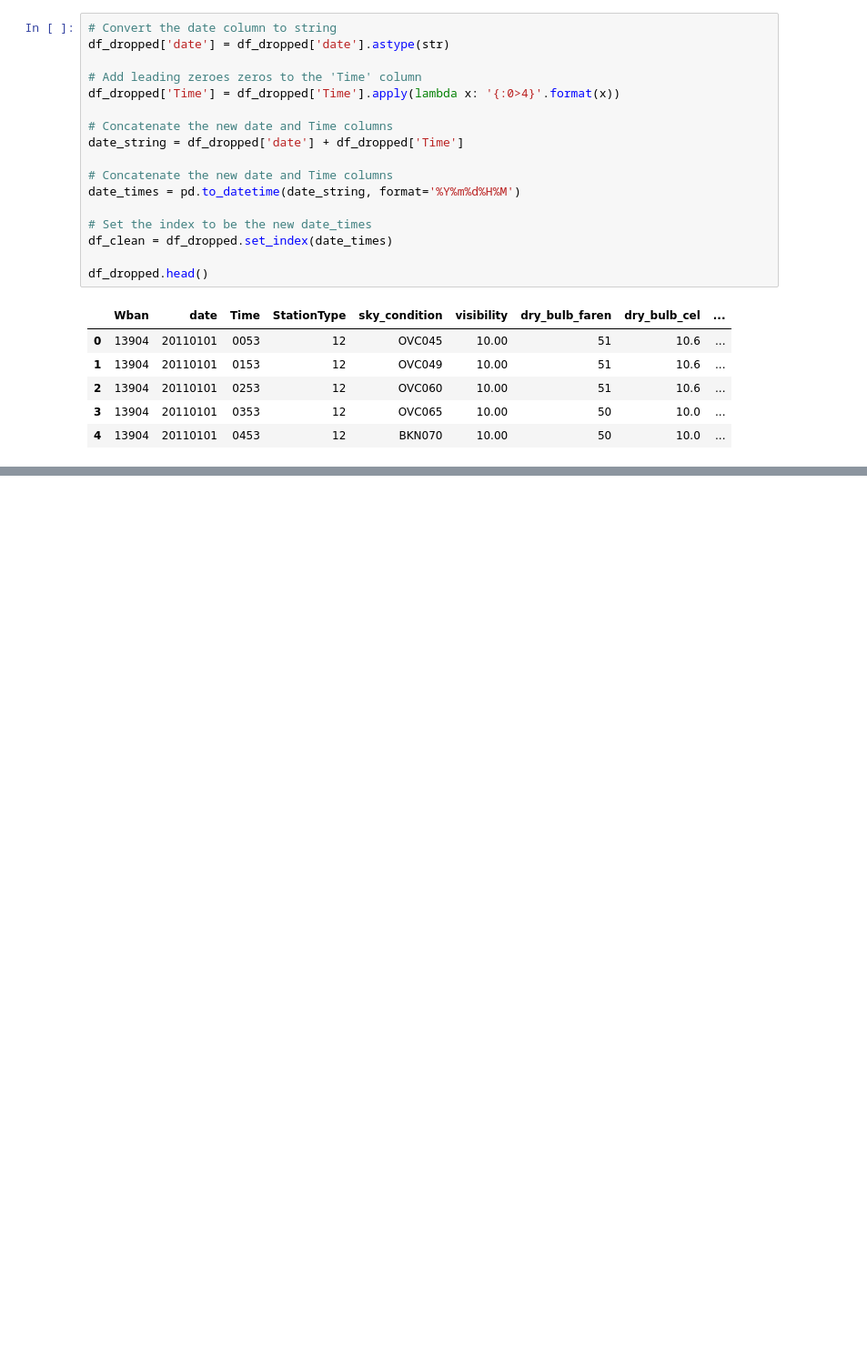
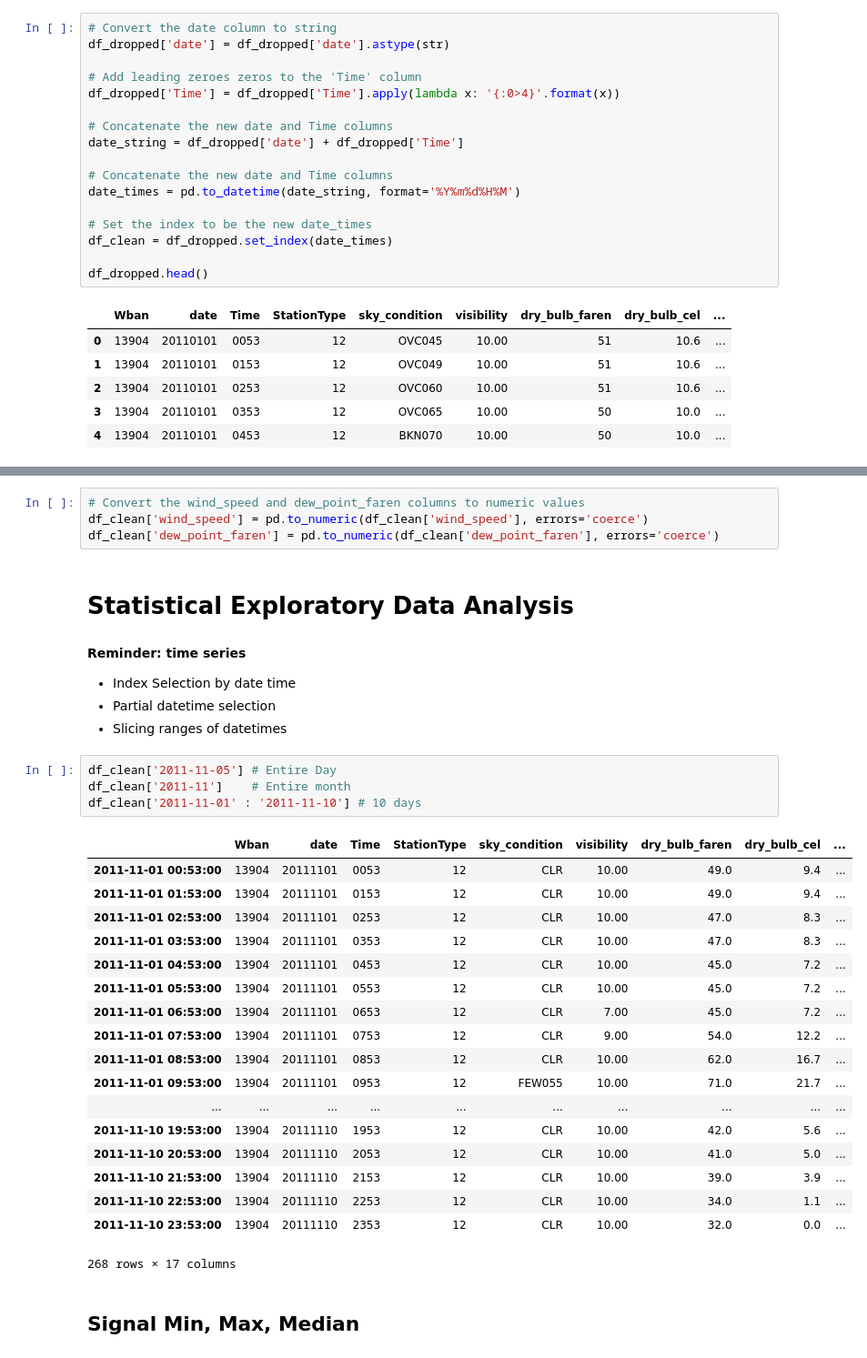
Before and after one commit to Rion5/Python_Data_Science, a Jupyter notebook: pandas/pandas_Foundations/case_study_sunlight_in_Austin.ipynb, the cells around one changed output, grey strips where cells are left out. Shown: that part at 91% size. Cells and saved outputs as stored; diff of their text form; blank space fills up the shorter version.

```diff
--- a/pandas/pandas_Foundations/case_study_sunlight_in_Austin.ipynb
+++ b/pandas/pandas_Foundations/case_study_sunlight_in_Austin.ipynb
@@ -89,0 +125,36 @@ df_dropped.head()
+# %%
+# Convert the wind_speed and dew_point_faren columns to numeric values
+df_clean['wind_speed'] = pd.to_numeric(df_clean['wind_speed'], errors='coerce')
+df_clean['dew_point_faren'] = pd.to_numeric(df_clean['dew_point_faren'], errors='coerce')
+# %% [markdown]
+# Statistical Exploratory Data Analysis
+# %% [markdown]
+**Reminder: time series**
+* Index Selection by date time
+* Partial datetime selection
+* Slicing ranges of datetimes
+# %%
+df_clean['2011-11-05'] # Entire Day
+df_clean['2011-11']    # Entire month
+df_clean['2011-11-01' : '2011-11-10'] # 10 days
+# %% [output]
+|  | Wban | date | Time | StationType | sky_condition | visibility | dry_bulb_faren | dry_bulb_cel | ... |
+| 2011-11-01 00:53:00 | 13904 | 20111101 | 0053 | 12 | CLR | 10.00 | 49.0 | 9.4 | ... |
+| 2011-11-01 01:53:00 | 13904 | 20111101 | 0153 | 12 | CLR | 10.00 | 49.0 | 9.4 | ... |
+| 2011-11-01 02:53:00 | 13904 | 20111101 | 0253 | 12 | CLR | 10.00 | 47.0 | 8.3 | ... |
+| 2011-11-01 03:53:00 | 13904 | 20111101 | 0353 | 12 | CLR | 10.00 | 47.0 | 8.3 | ... |
+| 2011-11-01 04:53:00 | 13904 | 20111101 | 0453 | 12 | CLR | 10.00 | 45.0 | 7.2 | ... |
+| 2011-11-01 05:53:00 | 13904 | 20111101 | 0553 | 12 | CLR | 10.00 | 45.0 | 7.2 | ... |
+| 2011-11-01 06:53:00 | 13904 | 20111101 | 0653 | 12 | CLR | 7.00 | 45.0 | 7.2 | ... |
+| 2011-11-01 07:53:00 | 13904 | 20111101 | 0753 | 12 | CLR | 9.00 | 54.0 | 12.2 | ... |
+| 2011-11-01 08:53:00 | 13904 | 20111101 | 0853 | 12 | CLR | 10.00 | 62.0 | 16.7 | ... |
+| 2011-11-01 09:53:00 | 13904 | 20111101 | 0953 | 12 | FEW055 | 10.00 | 71.0 | 21.7 | ... |
+| ... | ... | ... | ... | ... | ... | ... | ... | ... | ... |
+| 2011-11-10 19:53:00 | 13904 | 20111110 | 1953 | 12 | CLR | 10.00 | 42.0 | 5.6 | ... |
+| 2011-11-10 20:53:00 | 13904 | 20111110 | 2053 | 12 | CLR | 10.00 | 41.0 | 5.0 | ... |
+| 2011-11-10 21:53:00 | 13904 | 20111110 | 2153 | 12 | CLR | 10.00 | 39.0 | 3.9 | ... |
+| 2011-11-10 22:53:00 | 13904 | 20111110 | 2253 | 12 | CLR | 10.00 | 34.0 | 1.1 | ... |
+| 2011-11-10 23:53:00 | 13904 | 20111110 | 2353 | 12 | CLR | 10.00 | 32.0 | 0.0 | ... |
+268 rows × 17 columns
+# %% [markdown]
+## Signal Min, Max, Median
```
Also changed, not shown: parts of 21 cells of this notebook.
